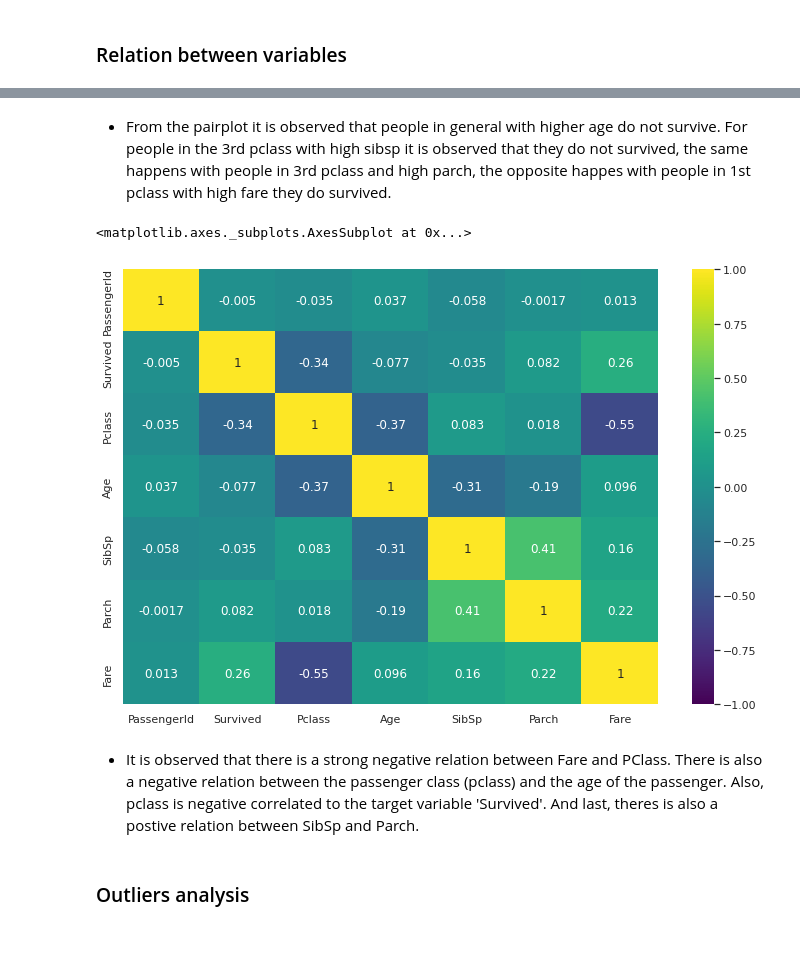
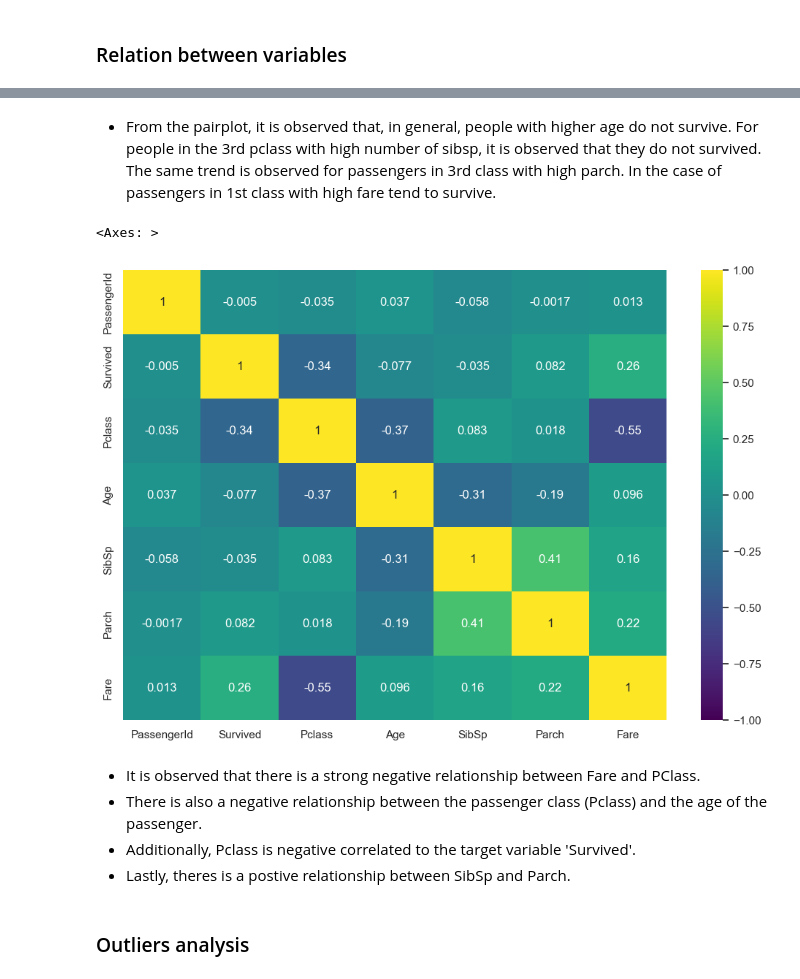
Before and after one commit to karenLS3/random-forest-project-mlbc, a Jupyter notebook: src/explore_rf.ipynb, the cells around one changed output, grey strips where cells are left out. Saved outputs shown, nothing was run; the diff lists cells and outputs as text; code cells hidden in the pictures; blank space fills up the shorter version.

```diff
--- a/src/explore_rf.ipynb
+++ b/src/explore_rf.ipynb
@@ -30,8 +30,12 @@ from sklearn.metrics import mean_absolute_error
 # %% [markdown]
 ## Loading the dataset
+# %%
+dirname = os.path.abspath(os.path.dirname(
+    __file__)) if '__file__' in globals() else os.getcwd()
 # %%
 # Loading the dataset
-df_raw = pd.read_csv('https://raw.githubusercontent.com/4GeeksAcademy/random-forest-project-tutorial/main/titanic_train.csv')
+file_path = os.path.join(dirname, "../data/raw/titanic_train.csv")
+df_raw = pd.read_csv(file_path)
 # Create a copy of the original dataset
 df = df_raw.copy()
 # %% [markdown]
@@ -204,16 +210,17 @@ sns.pairplot(df_raw, hue='Survived', palette='husl')
 # %% [markdown]
-* From the pairplot it is observed that people in general with higher age do not survive. For people in the 3rd pclass with high sibsp it is observed that they do not survived, the same happens with people in 3rd pclass and high parch, the opposite happes with people in 1st pclass with high fare they do survived.
+* From the pairplot, it is observed that, in general, people with higher age do not survive. For people in the 3rd pclass with high number of sibsp, it is observed that they do not survived. The same trend is observed for passengers in 3rd class with high parch. In the case of passengers in 1st class with high fare tend to survive.
 # %%
 plt.figure(figsize=(12, 8))
-sns.heatmap(df_raw.corr(), annot=True,cmap='viridis', vmax=1, vmin=-1, center=0)
+sns.heatmap(df.select_dtypes(include=['number']).corr(
+), annot=True, cmap='viridis', vmax=1, vmin=-1, center=0)
 # %% [output]
-<matplotlib.axes._subplots.AxesSubplot at 0x...>
+<Axes: >
-[figure, old version]
+[figure, new version]
 # %% [markdown]
-* It is observed that there is a strong negative relation between Fare and PClass.
-There is also a negative relation between the passenger class (pclass) and the age of the passenger.
-Also, pclass is negative correlated to the target variable 'Survived'.
-And last, theres is also a postive relation between SibSp and Parch.
+- It is observed that there is a strong negative relationship between Fare and PClass.
+- There is also a negative relationship between the passenger class (Pclass) and the age of the passenger.
+- Additionally, Pclass is negative correlated to the target variable 'Survived'.
+- Lastly, theres is a postive relationship between SibSp and Parch.
 # %% [markdown]
 ### Outliers analysis
 # %%
```
Also changed, not shown: parts of 34 cells of this notebook, 15 other files.
